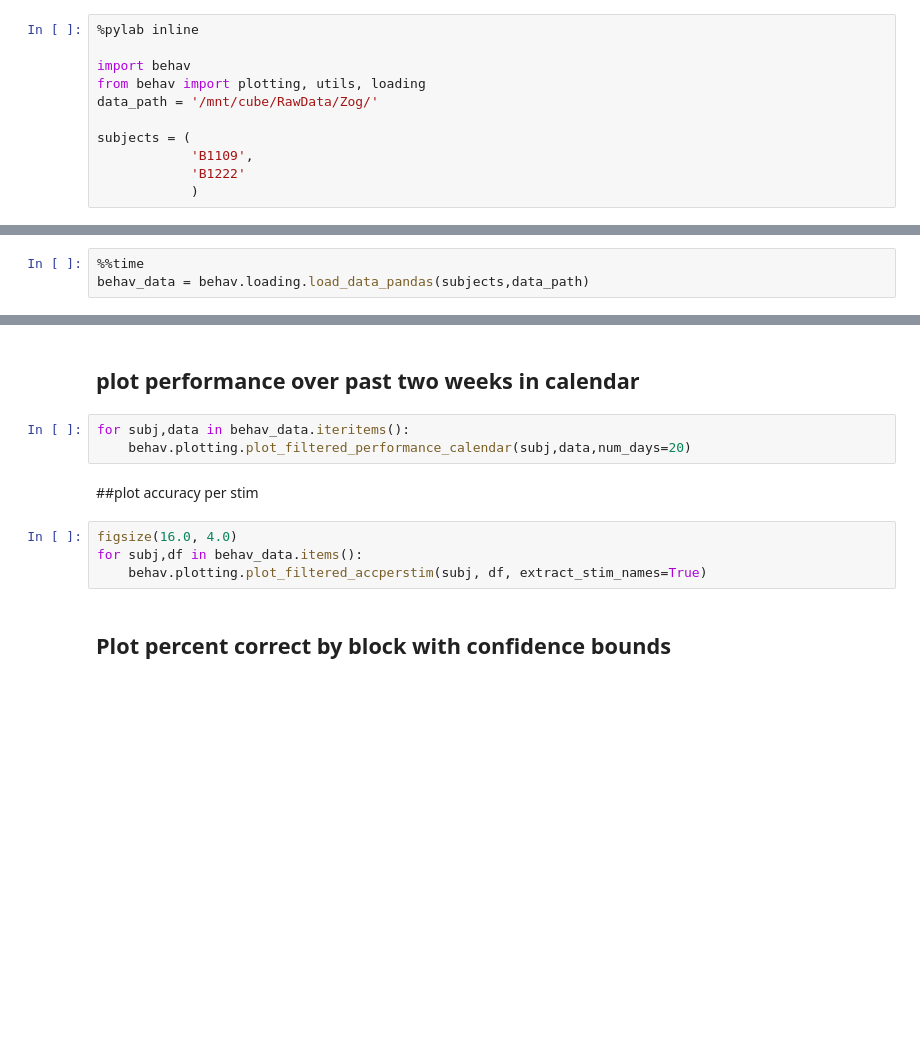
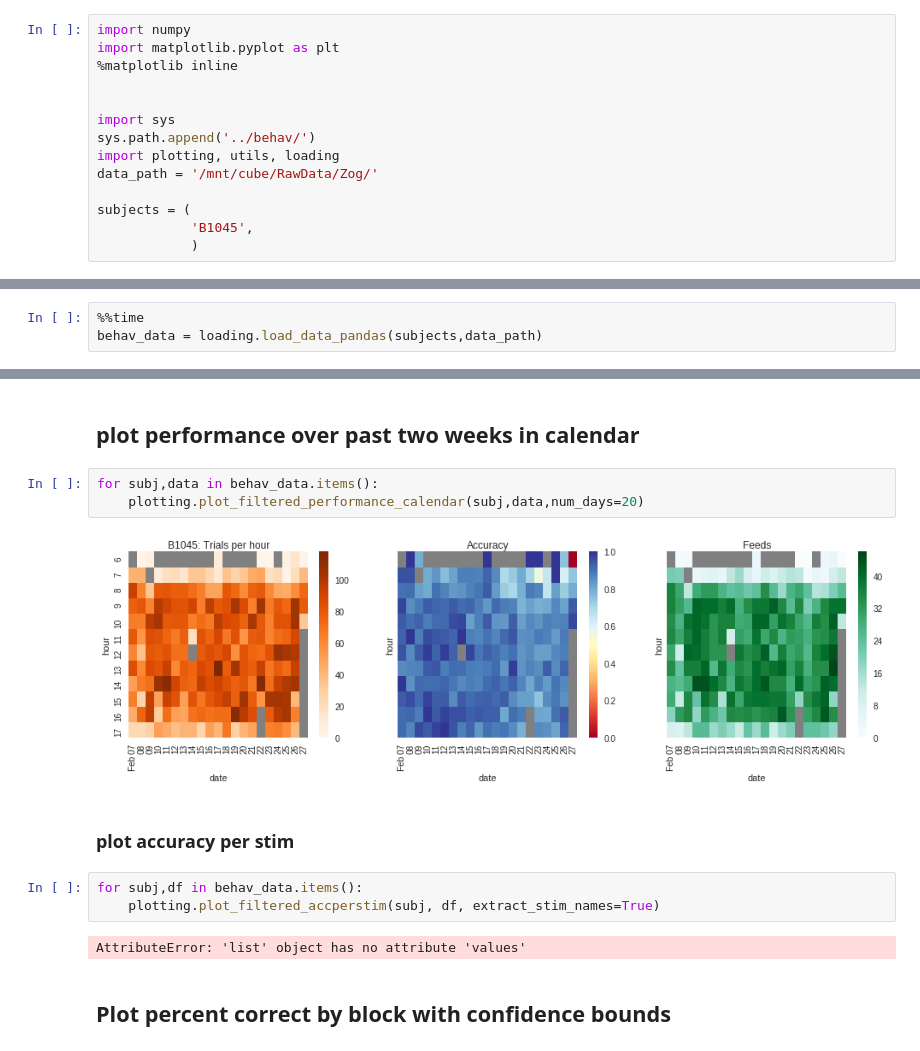
Before and after one commit to gentnerlab/behav-analysis, a Jupyter notebook: notebooks/recent_behavior_analysis.ipynb, the cells around one changed output, grey strips where cells are left out. Cells and saved outputs as stored; diff of their text form; blank space fills up the shorter version.

Commit message:
updated most things to work with python3 and new pandas

```diff
--- a/notebooks/recent_behavior_analysis.ipynb
+++ b/notebooks/recent_behavior_analysis.ipynb
@@ -1,11 +1,14 @@
 # %%
-%pylab inline
+import numpy
+import matplotlib.pyplot as plt
+%matplotlib inline
 
-import behav
-from behav import plotting, utils, loading
+
+import sys
+sys.path.append('../behav/')
+import plotting, utils, loading
 data_path = '/mnt/cube/RawData/Zog/'
 
 subjects = (
-            'B1109',
-            'B1222'
+            'B1045',
             )
@@ -13,4 +22,4 @@ subjects = (
 ## Loads Data
 # %%
 %%time
-behav_data = behav.loading.load_data_pandas(subjects,data_path)
+behav_data = loading.load_data_pandas(subjects,data_path)
@@ -17,14 +37,17 @@ behav_data = behav.loading.load_data_pandas(subjects,data_path)
 # %% [markdown]
 ## plot performance over past two weeks in calendar
 # %%
-for subj,data in behav_data.iteritems():
-    behav.plotting.plot_filtered_performance_calendar(subj,data,num_days=20)
+for subj,data in behav_data.items():
+    plotting.plot_filtered_performance_calendar(subj,data,num_days=20)
+# %% [output]
+[figure, added]
 # %% [markdown]
-##plot accuracy per stim
+### plot accuracy per stim
 # %%
-figsize(16.0, 4.0)
 for subj,df in behav_data.items():
-    behav.plotting.plot_filtered_accperstim(subj, df, extract_stim_names=True)
+    plotting.plot_filtered_accperstim(subj, df, extract_stim_names=True)
+# %% [output]
+AttributeError: 'list' object has no attribute 'values'
 # %% [markdown]
 ## Plot percent correct by block with confidence bounds
 # %%
```
Also changed, not shown: parts of 7 cells of this notebook, 2 other files.
